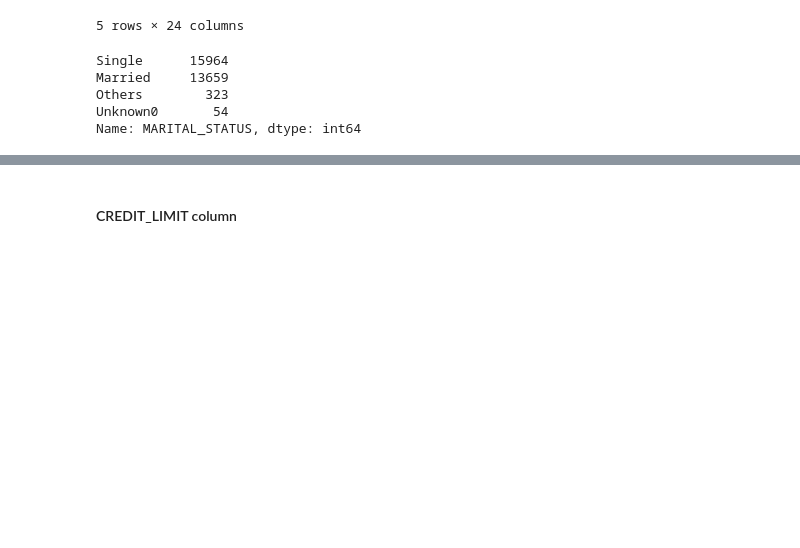
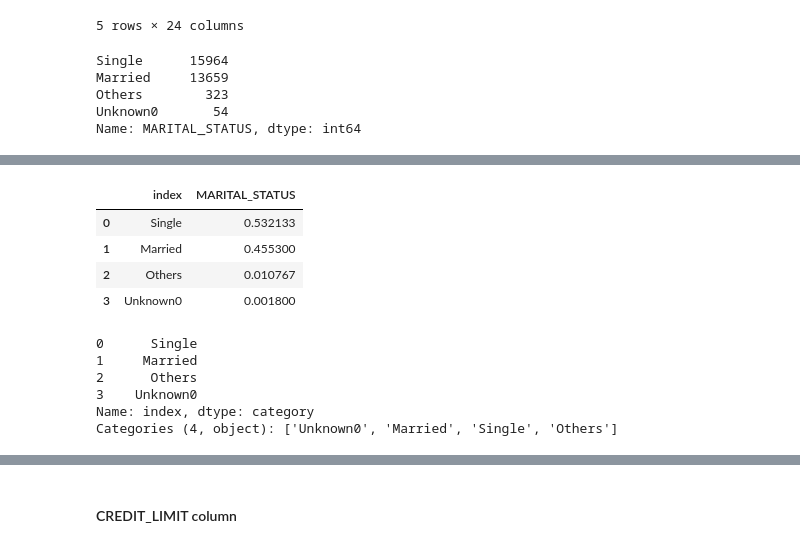
Before and after one commit to ambily-treesa/DAB103-CreditCardDefault, a Jupyter notebook: DAB103 Credit Card Payment Default EDA-Final.ipynb, the cells around one changed output, grey strips where cells are left out. Saved outputs shown, nothing was run; the diff lists cells and outputs as text; code cells hidden in the pictures; blank space fills up the shorter version.

```diff
--- a/DAB103 Credit Card Payment Default EDA-Final.ipynb
+++ b/DAB103 Credit Card Payment Default EDA-Final.ipynb
@@ -414,0 +438,17 @@ plt.show()
+# %%
+data
+# %% [output]
+|  | index | MARITAL_STATUS |
+| 0 | Single | 0.532133 |
+| 1 | Married | 0.455300 |
+| 2 | Others | 0.010767 |
+| 3 | Unknown0 | 0.001800 |
+# %%
+data['index']
+# %% [output]
+0      Single
+1     Married
+2      Others
+3    Unknown0
+Name: index, dtype: category
+Categories (4, object): ['Unknown0', 'Married', 'Single', 'Others']
```
Also changed, not shown: parts of 4 cells of this notebook.
